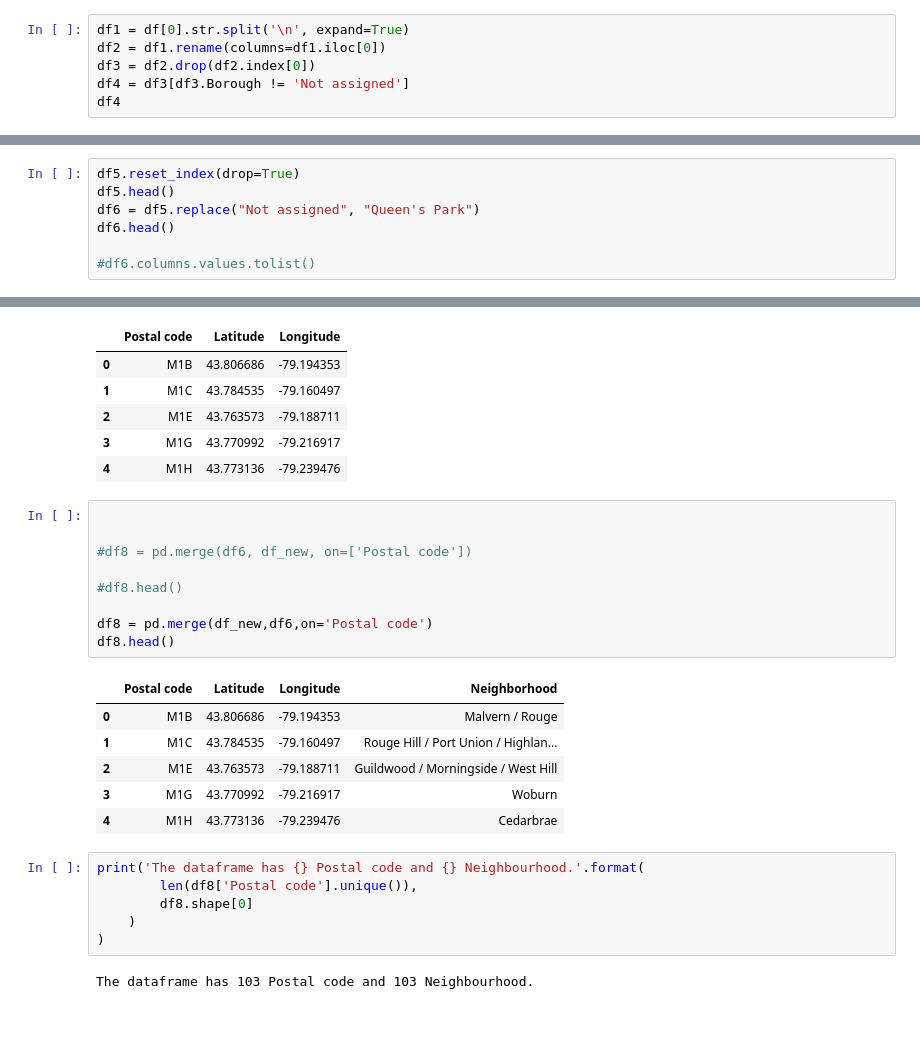
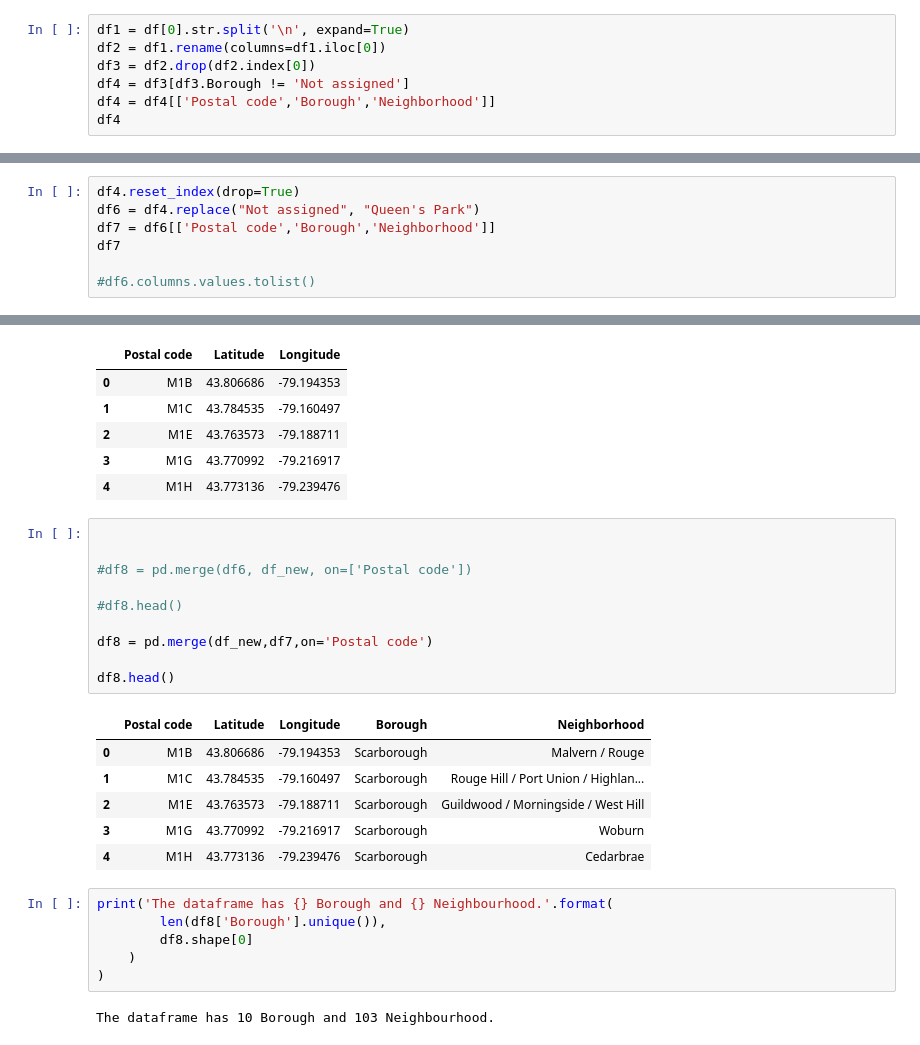
Before and after one commit to adityakumar529/Coursera_Capstone, a Jupyter notebook: week3.ipynb, the cells around one changed output, grey strips where cells are left out. Drawn from its saved outputs; the diff is of its cells as text.

```diff
--- a/week3.ipynb
+++ b/week3.ipynb
@@ -85,5 +85,6 @@ df1 = df[0].str.split('\n', expand=True)
 df2 = df1.rename(columns=df1.iloc[0])
 df3 = df2.drop(df2.index[0])
 df4 = df3[df3.Borough != 'Not assigned']
+df4 = df4[['Postal code','Borough','Neighborhood']]
 df4
 # %% [output]
@@ -118,8 +108,8 @@ df5.head()
 # %%
-df5.reset_index(drop=True)
-df5.head()
-df6 = df5.replace("Not assigned", "Queen's Park")
-df6.head()
+df4.reset_index(drop=True)
+df6 = df4.replace("Not assigned", "Queen's Park")
+df7 = df6[['Postal code','Borough','Neighborhood']]
+df7
 
 #df6.columns.values.tolist()
 # %% [output]
@@ -145,24 +145,25 @@ df_new.head()
 # %%
 
 
 #df8 = pd.merge(df6, df_new, on=['Postal code'])
 
 #df8.head()
 
-df8 = pd.merge(df_new,df6,on='Postal code')
+df8 = pd.merge(df_new,df7,on='Postal code')
+
 df8.head()
 # %% [output]
-|  | Postal code | Latitude | Longitude | Neighborhood |
-| 0 | M1B | 43.806686 | -79.194353 | Malvern / Rouge |
-| 1 | M1C | 43.784535 | -79.160497 | Rouge Hill / Port Union / Highlan... |
-| 2 | M1E | 43.763573 | -79.188711 | Guildwood / Morningside / West Hill |
-| 3 | M1G | 43.770992 | -79.216917 | Woburn |
-| 4 | M1H | 43.773136 | -79.239476 | Cedarbrae |
+|  | Postal code | Latitude | Longitude | Borough | Neighborhood |
+| 0 | M1B | 43.806686 | -79.194353 | Scarborough | Malvern / Rouge |
+| 1 | M1C | 43.784535 | -79.160497 | Scarborough | Rouge Hill / Port Union / Highlan... |
+| 2 | M1E | 43.763573 | -79.188711 | Scarborough | Guildwood / Morningside / West Hill |
+| 3 | M1G | 43.770992 | -79.216917 | Scarborough | Woburn |
+| 4 | M1H | 43.773136 | -79.239476 | Scarborough | Cedarbrae |
 # %%
-print('The dataframe has {} Postal code and {} Neighbourhood.'.format(
-        len(df8['Postal code'].unique()),
+print('The dataframe has {} Borough and {} Neighbourhood.'.format(
+        len(df8['Borough'].unique()),
         df8.shape[0]
     )
 )
 # %% [output]
-The dataframe has 103 Postal code and 103 Neighbourhood.
+The dataframe has 10 Borough and 103 Neighbourhood.
```
Also changed, not shown: parts of 7 cells of this notebook.
